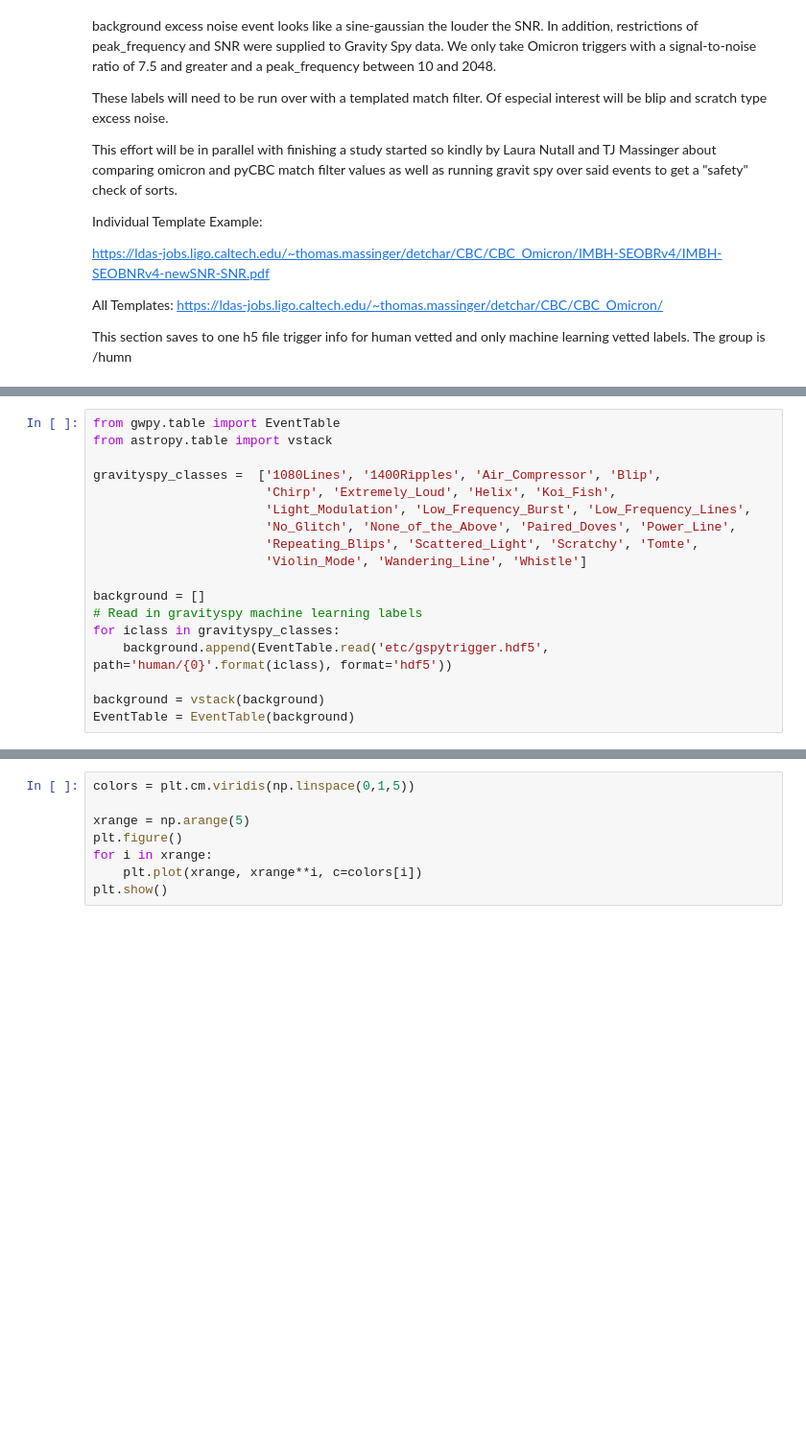
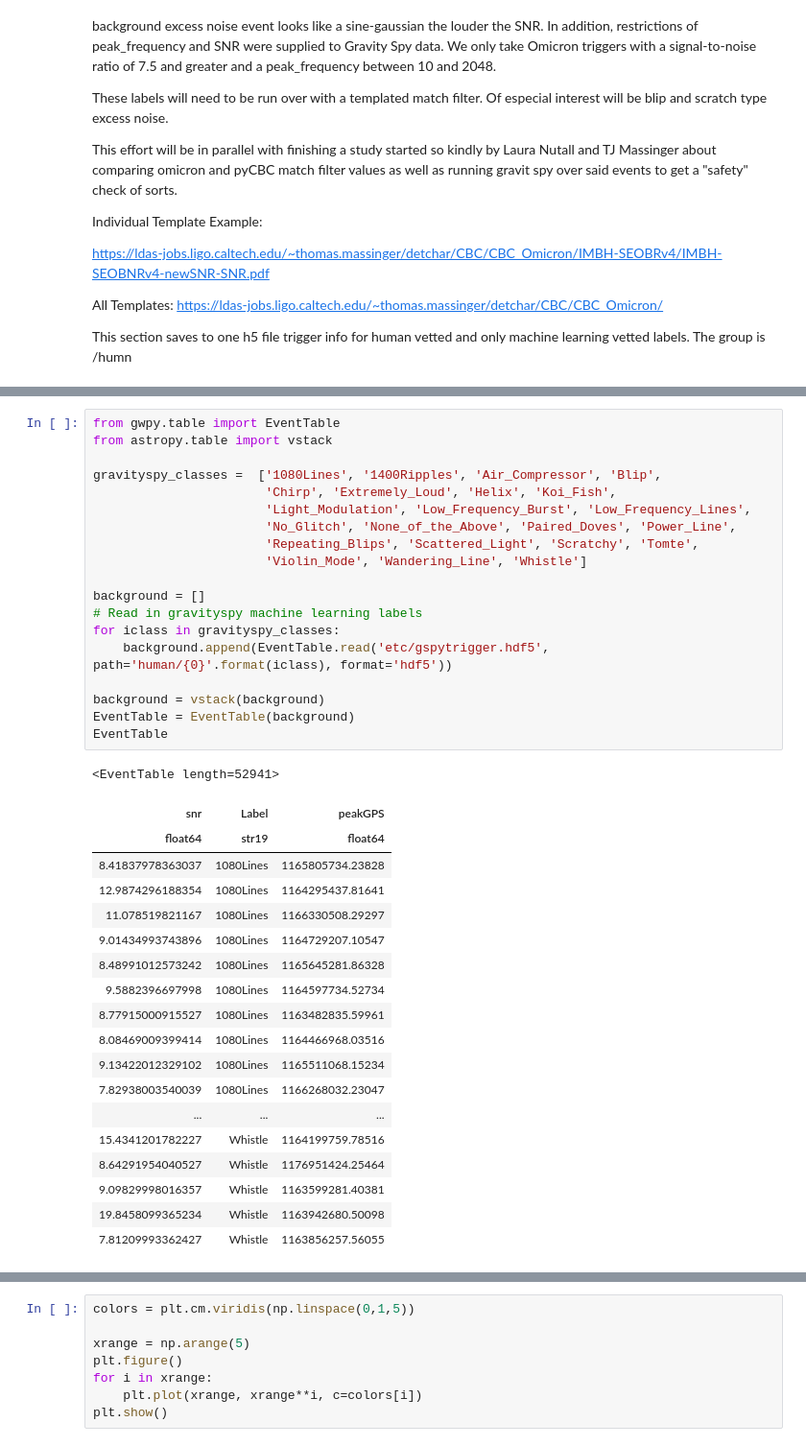
Before and after one commit to eachase/gw_rates, a Jupyter notebook: FGMC_testing.ipynb, the cells around one changed output, grey strips where cells are left out. Shown at 96% size. Saved outputs shown, nothing was run; the diff lists cells and outputs as text; blank space fills up the shorter version.

```diff
--- a/FGMC_testing.ipynb
+++ b/FGMC_testing.ipynb
@@ -158,18 +177,39 @@ ValueError: Remember to either pass or export GRAVITYSPY_DATABASE_USER and expor
 # %%
 from gwpy.table import EventTable
 from astropy.table import vstack
 
 gravityspy_classes =  ['1080Lines', '1400Ripples', 'Air_Compressor', 'Blip',
                        'Chirp', 'Extremely_Loud', 'Helix', 'Koi_Fish',
                        'Light_Modulation', 'Low_Frequency_Burst', 'Low_Frequency_Lines',
                        'No_Glitch', 'None_of_the_Above', 'Paired_Doves', 'Power_Line',
                        'Repeating_Blips', 'Scattered_Light', 'Scratchy', 'Tomte',
                        'Violin_Mode', 'Wandering_Line', 'Whistle']
 
 background = []
 # Read in gravityspy machine learning labels
 for iclass in gravityspy_classes:
     background.append(EventTable.read('etc/gspytrigger.hdf5', path='human/{0}'.format(iclass), format='hdf5'))
 
 background = vstack(background)
 EventTable = EventTable(background)
+EventTable
+# %% [output]
+<EventTable length=52941>
+| snr | Label | peakGPS |
+| float64 | str19 | float64 |
+| 8.41837978363037 | 1080Lines | 1165805734.23828 |
+| 12.9874296188354 | 1080Lines | 1164295437.81641 |
+| 11.078519821167 | 1080Lines | 1166330508.29297 |
+| 9.01434993743896 | 1080Lines | 1164729207.10547 |
+| 8.48991012573242 | 1080Lines | 1165645281.86328 |
+| 9.5882396697998 | 1080Lines | 1164597734.52734 |
+| 8.77915000915527 | 1080Lines | 1163482835.59961 |
+| 8.08469009399414 | 1080Lines | 1164466968.03516 |
+| 9.13422012329102 | 1080Lines | 1165511068.15234 |
+| 7.82938003540039 | 1080Lines | 1166268032.23047 |
+| ... | ... | ... |
+| 15.4341201782227 | Whistle | 1164199759.78516 |
+| 8.64291954040527 | Whistle | 1176951424.25464 |
+| 9.09829998016357 | Whistle | 1163599281.40381 |
+| 19.8458099365234 | Whistle | 1163942680.50098 |
+| 7.81209993362427 | Whistle | 1163856257.56055 |
```
Also changed, not shown: parts of 14 cells of this notebook, 9 other files.
